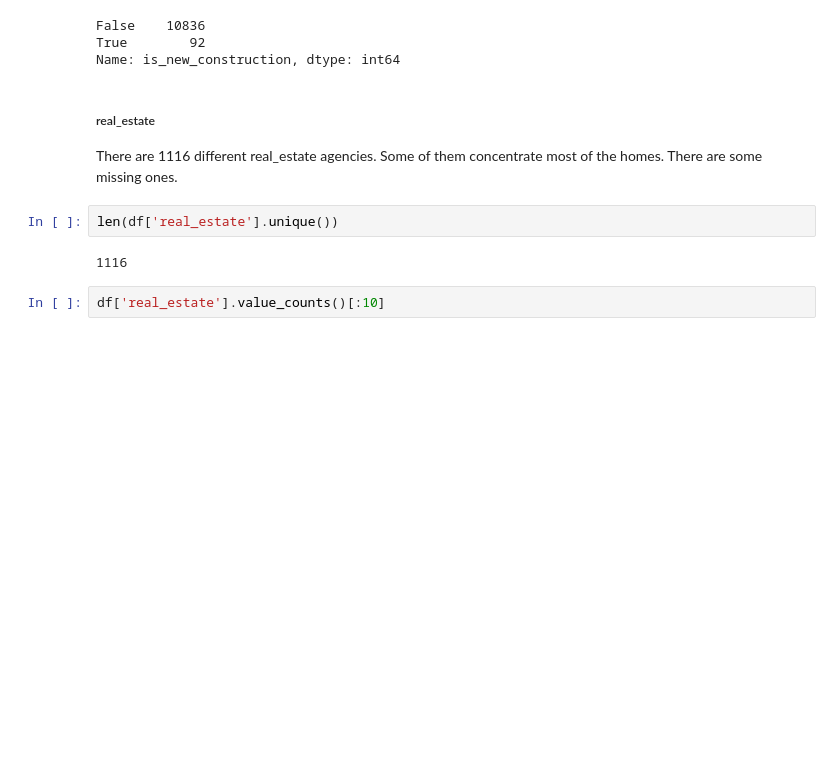
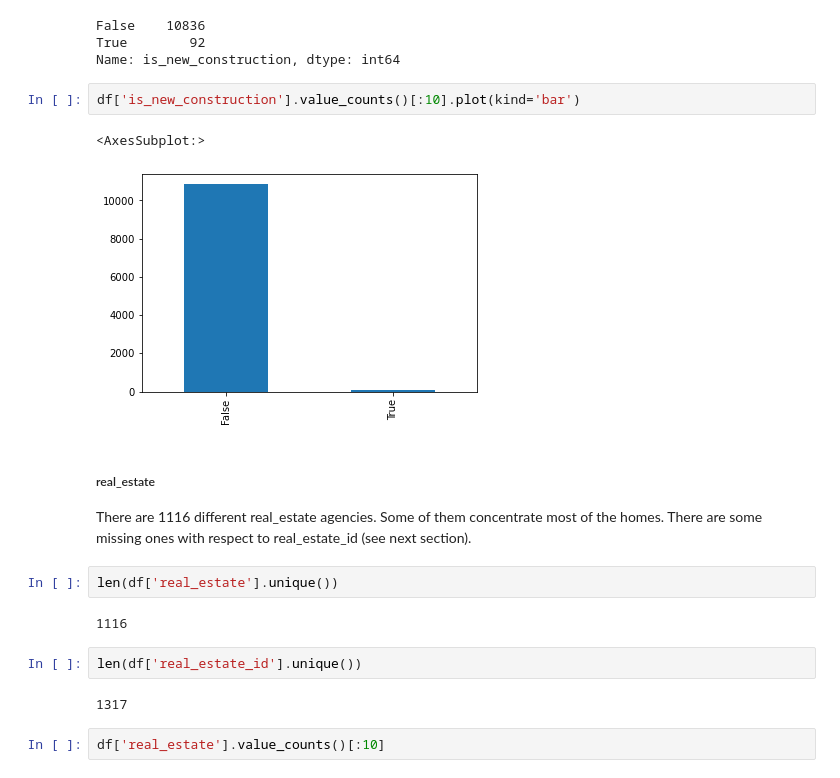
Before and after one commit to jordi-cluet/ADSDB-EtE-Project, a Jupyter notebook: format_housing.ipynb, the cells around one changed output. Cells and saved outputs as stored; diff of their text form; blank space fills up the shorter version.

```diff
--- a/format_housing.ipynb
+++ b/format_housing.ipynb
@@ -185,13 +200,22 @@ df['is_new_construction'].value_counts()
 False    10836
 True        92
 Name: is_new_construction, dtype: int64
+# %%
+df['is_new_construction'].value_counts()[:10].plot(kind='bar')
+# %% [output]
+<AxesSubplot:>
+[figure, added]
 # %% [markdown]
 ##### real_estate
-There are 1116 different real_estate agencies. Some of them concentrate most of the homes. There are some missing ones.
+There are 1116 different real_estate agencies. Some of them concentrate most of the homes. There are some missing ones with respect to real_estate_id (see next section).
 # %%
 len(df['real_estate'].unique())
 # %% [output]
 1116
+# %%
+len(df['real_estate_id'].unique())
+# %% [output]
+1317
 # %%
 df['real_estate'].value_counts()[:10]
 # %% [output]
```
Also changed, not shown: parts of 5 cells of this notebook.
